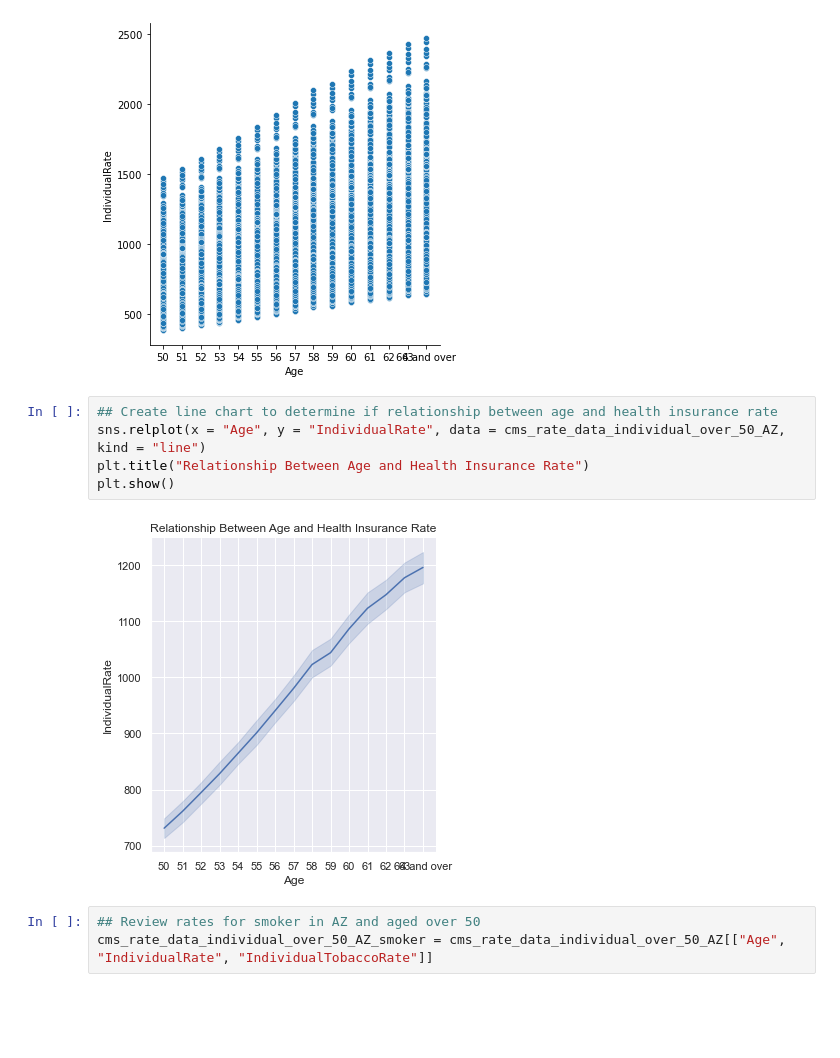
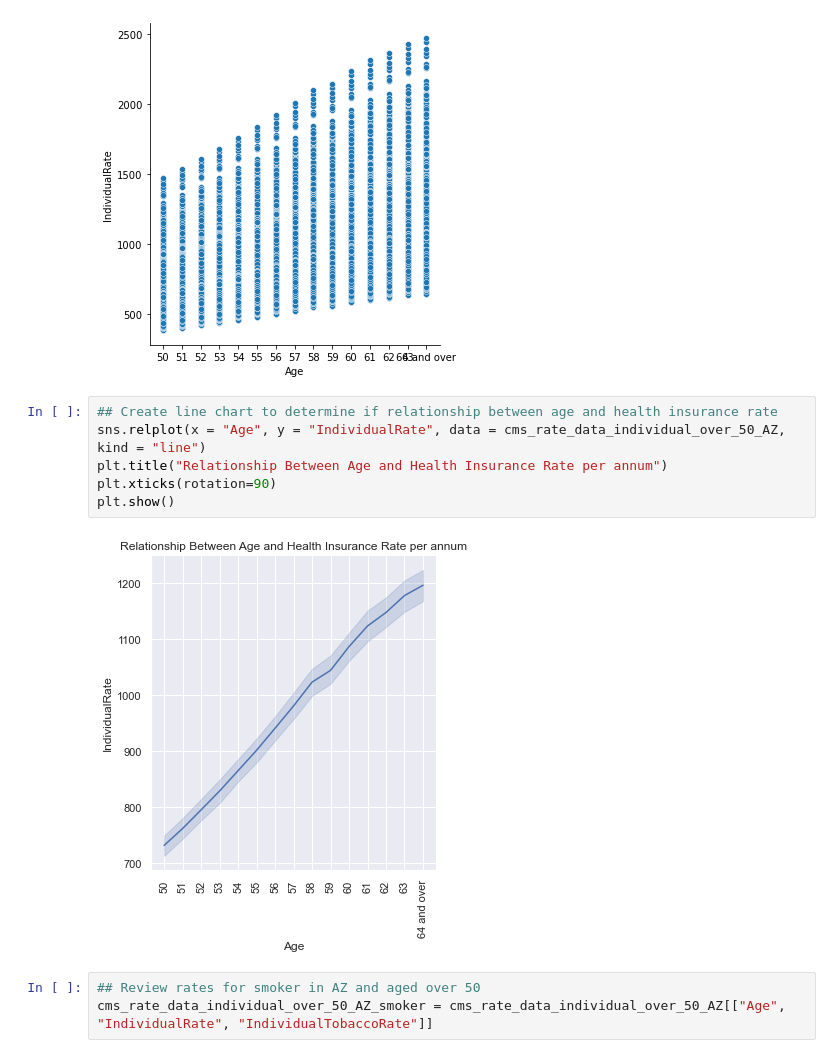
Before and after one commit to burkecate/UCDPA_Burke, a Jupyter notebook: Jupter Project.ipynb, the cells around one changed output. Saved outputs shown, nothing was run; the diff lists cells and outputs as text; blank space fills up the shorter version.

```diff
--- a/Jupter Project.ipynb
+++ b/Jupter Project.ipynb
@@ -537,10 +542,11 @@ plt.show()
 # %%
 ## Create line chart to determine if relationship between age and health insurance rate
 sns.relplot(x = "Age", y = "IndividualRate", data = cms_rate_data_individual_over_50_AZ, kind = "line")
-plt.title("Relationship Between Age and Health Insurance Rate")
+plt.title("Relationship Between Age and Health Insurance Rate per annum")
+plt.xticks(rotation=90)
 plt.show()
 # %% [output]
-[figure, old version]
+[figure, new version]
 # %%
 ## Review rates for smoker in AZ and aged over 50
 cms_rate_data_individual_over_50_AZ_smoker = cms_rate_data_individual_over_50_AZ[["Age", "IndividualRate", "IndividualTobaccoRate"]]
```
Also changed, not shown: parts of 27 cells of this notebook.
